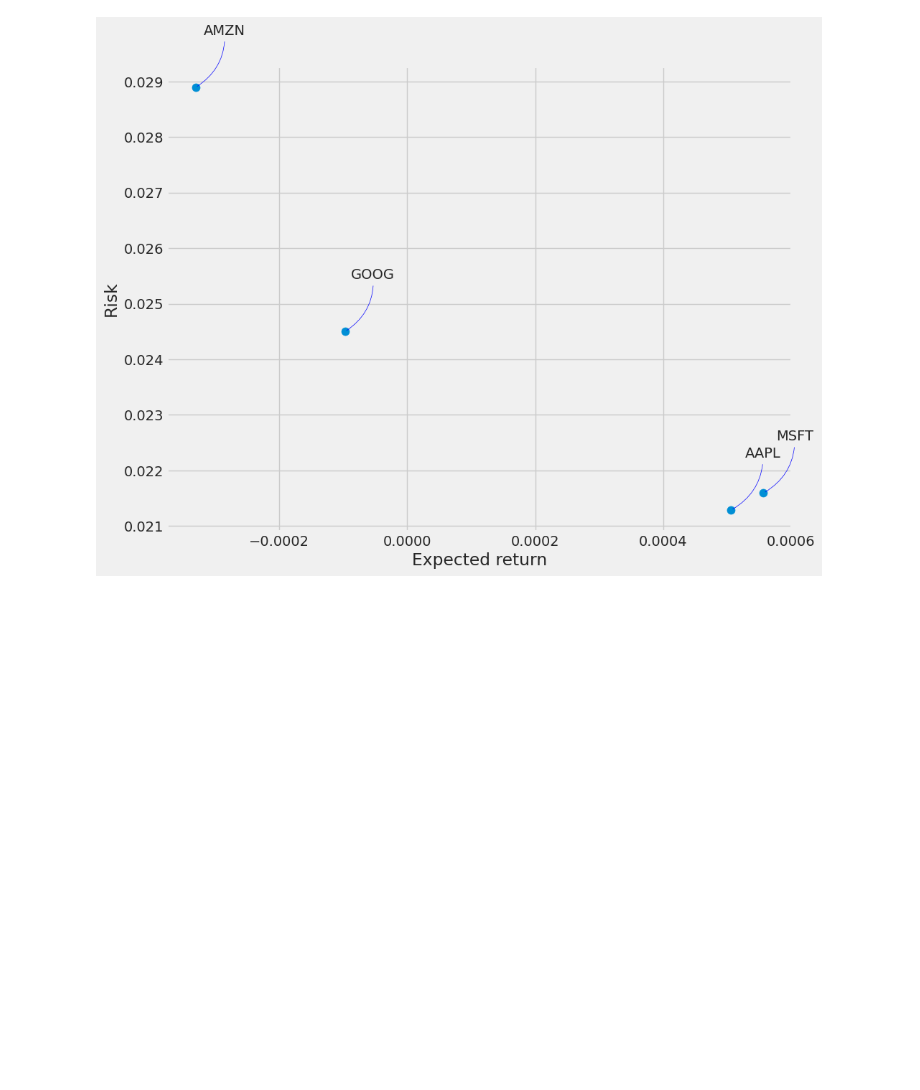
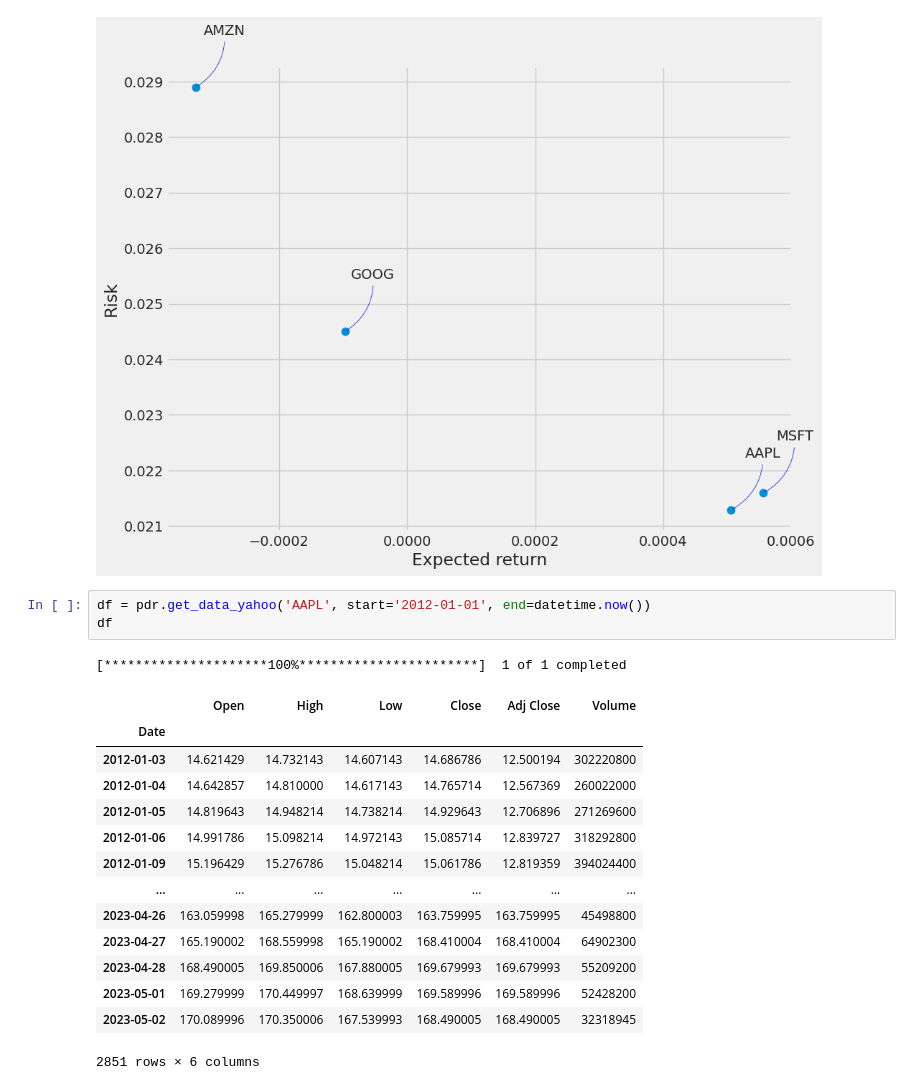
Before and after one commit to earo12/Stock-Market-Analysis, a Jupyter notebook: Stock_Market_Analysis.ipynb, the cells around one changed output. Cells and saved outputs as stored; diff of their text form; blank space fills up the shorter version.

Commit message:
Added dataframe of stock predicted for Apple

```diff
--- a/Stock_Market_Analysis.ipynb
+++ b/Stock_Market_Analysis.ipynb
@@ -237,3 +237,22 @@ for label, x, y in zip(rets.columns, rets.mean(), rets.std()):
                  arrowprops=dict(arrowstyle='-', color='blue', connectionstyle='arc3,rad=-0.3'))
 # %% [output]
 [figure]
+# %%
+df = pdr.get_data_yahoo('AAPL', start='2012-01-01', end=datetime.now())
+df
+# %% [output]
+[*********************100%***********************]  1 of 1 completed
+|  | Open | High | Low | Close | Adj Close | Volume |
+| Date |  |  |  |  |  |  |
+| 2012-01-03 | 14.621429 | 14.732143 | 14.607143 | 14.686786 | 12.500194 | 302220800 |
+| 2012-01-04 | 14.642857 | 14.810000 | 14.617143 | 14.765714 | 12.567369 | 260022000 |
+| 2012-01-05 | 14.819643 | 14.948214 | 14.738214 | 14.929643 | 12.706896 | 271269600 |
+| 2012-01-06 | 14.991786 | 15.098214 | 14.972143 | 15.085714 | 12.839727 | 318292800 |
+| 2012-01-09 | 15.196429 | 15.276786 | 15.048214 | 15.061786 | 12.819359 | 394024400 |
+| ... | ... | ... | ... | ... | ... | ... |
+| 2023-04-26 | 163.059998 | 165.279999 | 162.800003 | 163.759995 | 163.759995 | 45498800 |
+| 2023-04-27 | 165.190002 | 168.559998 | 165.190002 | 168.410004 | 168.410004 | 64902300 |
+| 2023-04-28 | 168.490005 | 169.850006 | 167.880005 | 169.679993 | 169.679993 | 55209200 |
+| 2023-05-01 | 169.279999 | 170.449997 | 168.639999 | 169.589996 | 169.589996 | 52428200 |
+| 2023-05-02 | 170.089996 | 170.350006 | 167.539993 | 168.490005 | 168.490005 | 32318945 |
+2851 rows × 6 columns
```
